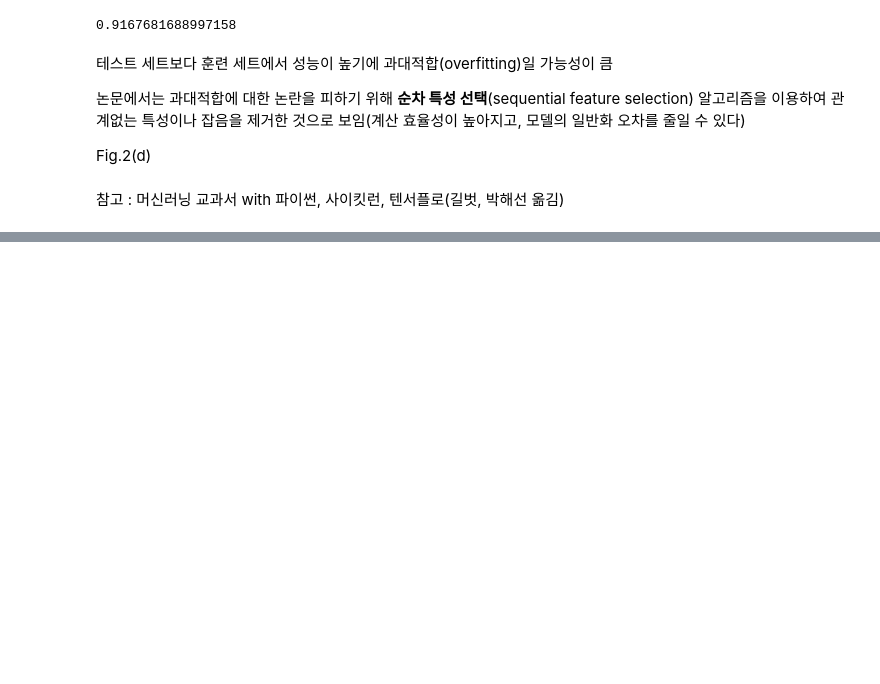
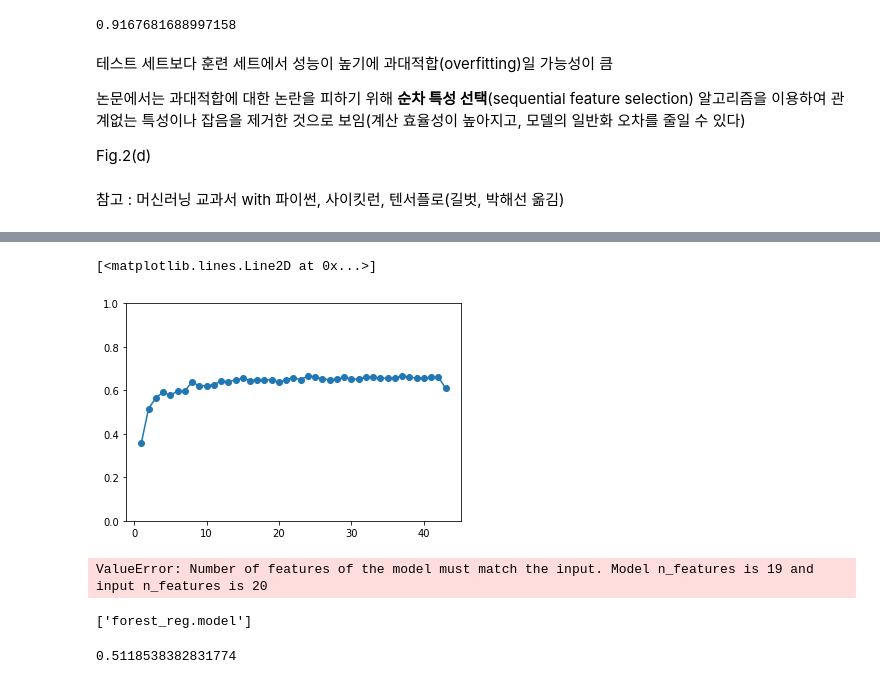
Before and after one commit to LK-LAB/Review, a Jupyter notebook: s41524-018-0085-8/Review_s41524-018-0085-8.ipynb, the cells around one changed output, grey strips where cells are left out. Cells and saved outputs as stored; diff of their text form; code cells hidden in the pictures; blank space fills up the shorter version.

```diff
--- a/s41524-018-0085-8/Review_s41524-018-0085-8.ipynb
+++ b/s41524-018-0085-8/Review_s41524-018-0085-8.ipynb
@@ -139,0 +310,8 @@ TypeError: '(slice(None, None, None), (0, 1, 2, 3, 4, 5, 6, 7, 8, 9, 10, 11, 12,
+# %%
+stdsc = StandardScaler()
+
+XW_train_std = stdsc.fit_transform(XW_train)
+XW_test_std = stdsc.transform(XW_test)
+# %%
+knn = KNeighborsClassifier(n_neighbors=5)
+sbs = SBS(knn, k_features=1)
@@ -139,0 +320,2 @@ TypeError: '(slice(None, None, None), (0, 1, 2, 3, 4, 5, 6, 7, 8, 9, 10, 11, 12,
+# %%
+sbs.fit(XW_train_std, yW_train)
@@ -139,0 +324,9 @@ TypeError: '(slice(None, None, None), (0, 1, 2, 3, 4, 5, 6, 7, 8, 9, 10, 11, 12,
+# %%
+k_feat = [len(k) for k in sbs.subsets_]
+
+plt.plot(k_feat, sbs.scores_, marker="o")
+plt.ylabel('Accuracy')
+plt.xlabel('Number of features')
+plt.grid()
+plt.tight_layout()
+plt.show()
@@ -139,0 +336,11 @@ TypeError: '(slice(None, None, None), (0, 1, 2, 3, 4, 5, 6, 7, 8, 9, 10, 11, 12,
+# %%
+
+plt.ylim([0.0, 1.0])
+plt.plot(k_feat, sbs.scores_, marker="o")
+# %% [output]
+[<matplotlib.lines.Line2D at 0x...>]
+[figure, added]
+# %%
+y_pre = sbs.estimator.predict(X_test)
+# %% [output]
+ValueError: Number of features of the model must match the input. Model n_features is 19 and input n_features is 20
@@ -139,0 +349,8 @@ TypeError: '(slice(None, None, None), (0, 1, 2, 3, 4, 5, 6, 7, 8, 9, 10, 11, 12,
+# %%
+joblib.dump(forest_reg,'forest_reg.model')
+# %% [output]
+['forest_reg.model']
+# %%
+forest_reg.score(X_test, y_test)
+# %% [output]
+0.5118538382831774
```
Also changed, not shown: parts of 36 cells of this notebook, 2 other files.
